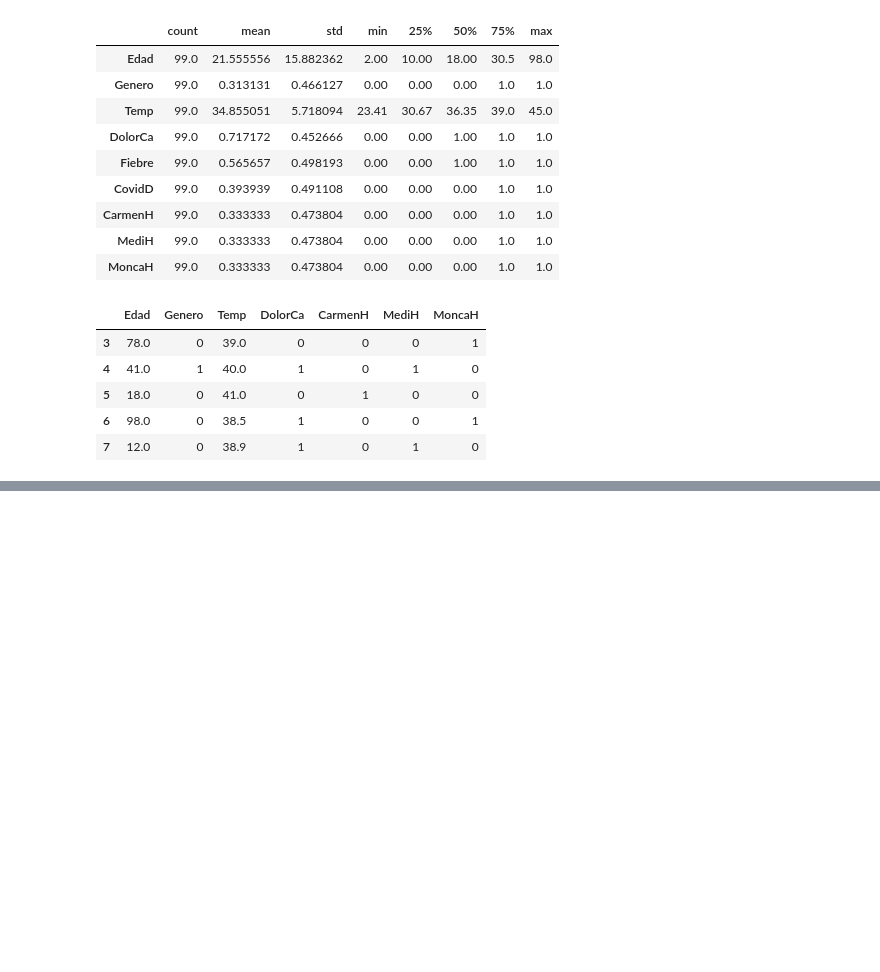
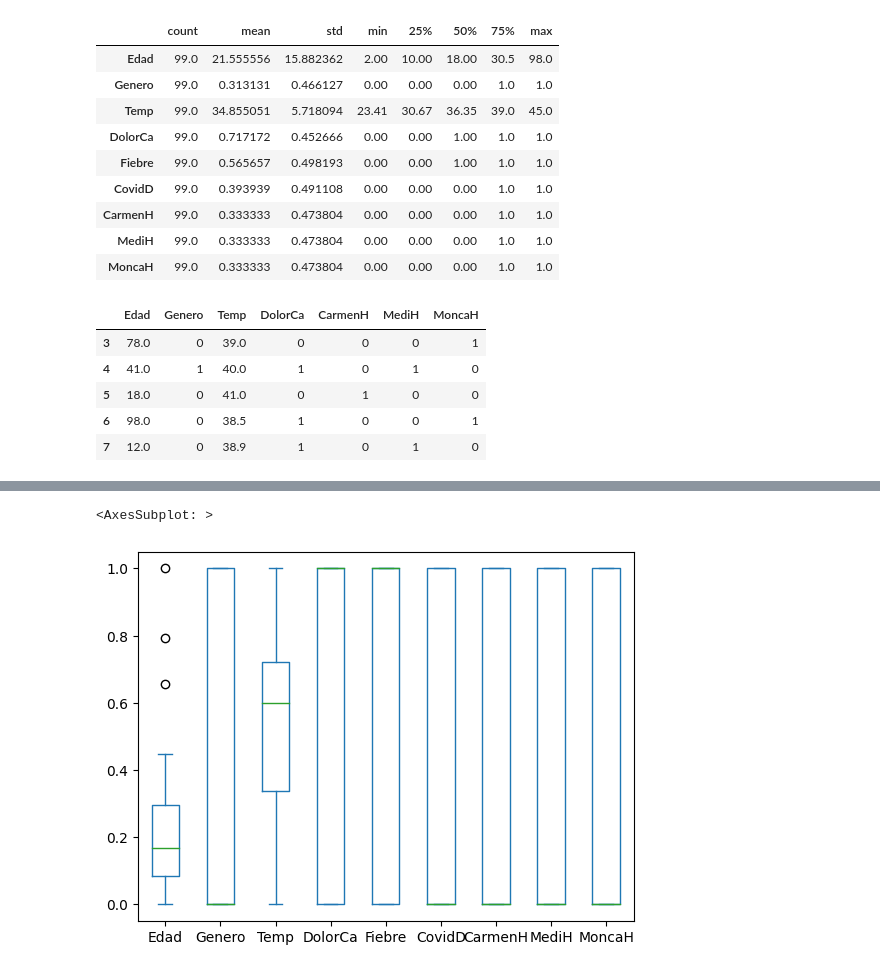
Before and after one commit to jaquimbayoc7/DocumentacionDiplomadoML, a Jupyter notebook: limpiezaDatosDos.ipynb, the cells around one changed output, grey strips where cells are left out. Cells and saved outputs as stored; diff of their text form; code cells hidden in the pictures; blank space fills up the shorter version.

```diff
--- a/limpiezaDatosDos.ipynb
+++ b/limpiezaDatosDos.ipynb
@@ -360,0 +493,9 @@ histoPlot(dataF, 'Temp',3)
+# %%
+##Normalizar data
+dataNorm = normaData(dataF)
+
+##Nivelada de los datos
+dataNorm.plot.box()
+# %% [output]
+<AxesSubplot: >
+[figure, added]
```
Also changed, not shown: parts of 9 cells of this notebook, 2 other files.
